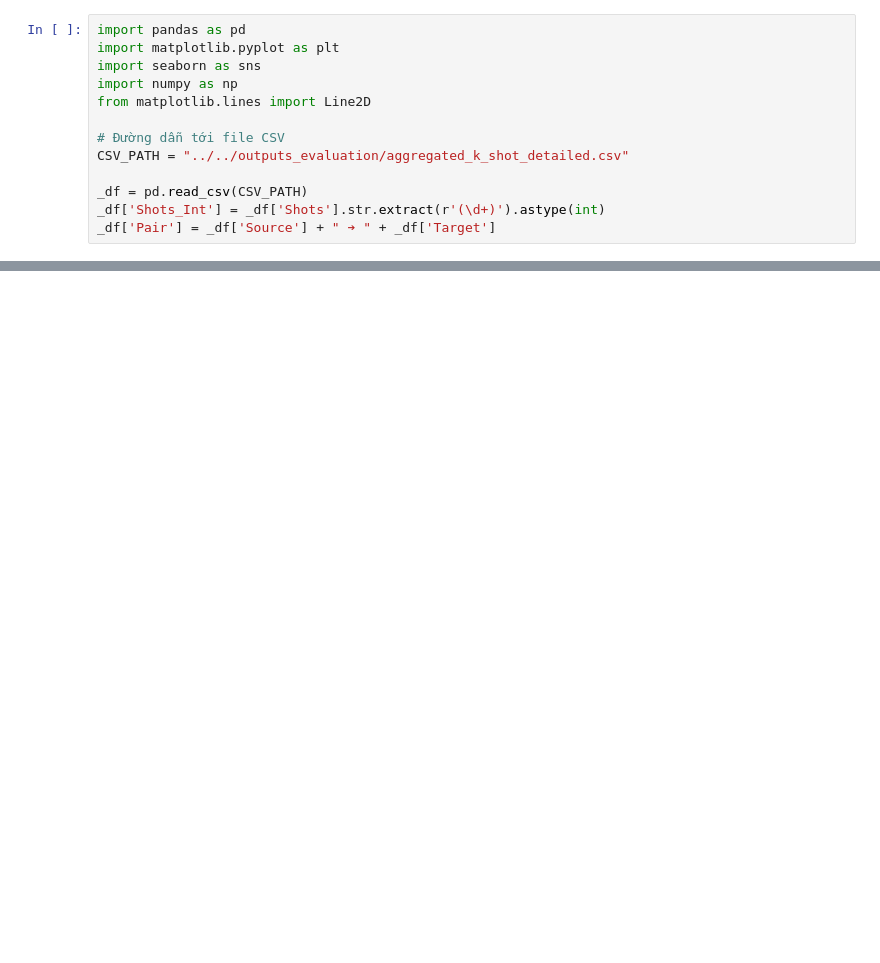
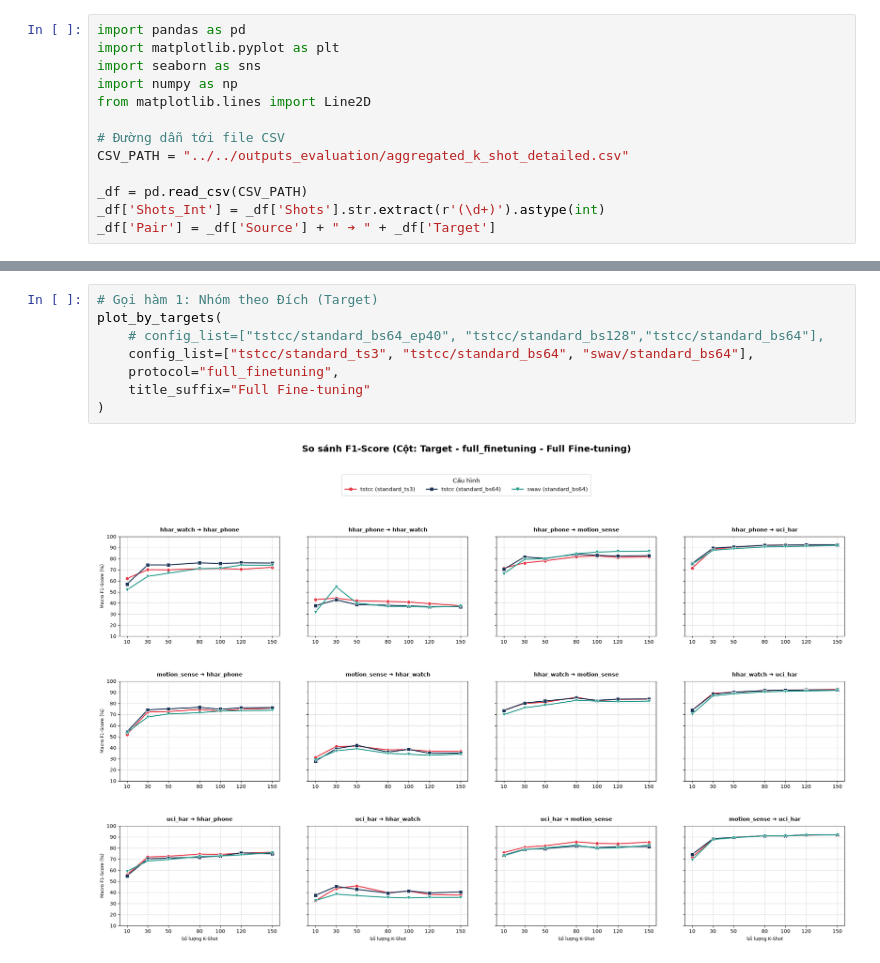
Before and after one commit to Dungx1107/CrossDomain-HAR-SSL, a Jupyter notebook: scripts/05_analysis/analyze_results.ipynb, the cells around one changed output, grey strips where cells are left out. Drawn from its saved outputs; the diff is of its cells as text; blank space fills up the shorter version.

```diff
--- a/scripts/05_analysis/analyze_results.ipynb
+++ b/scripts/05_analysis/analyze_results.ipynb
@@ -185,0 +301,10 @@ plot_by_sources(
+# %%
+# Gọi hàm 1: Nhóm theo Đích (Target)
+plot_by_targets(
+    # config_list=["tstcc/standard_bs64_ep40", "tstcc/standard_bs128","tstcc/standard_bs64"],
+    config_list=["tstcc/standard_ts3", "tstcc/standard_bs64", "swav/standard_bs64"],
+    protocol="full_finetuning",
+    title_suffix="Full Fine-tuning"
+)
+# %% [output]
+[figure, added]
```
Also changed, not shown: parts of 6 cells of this notebook, 15 other files.
